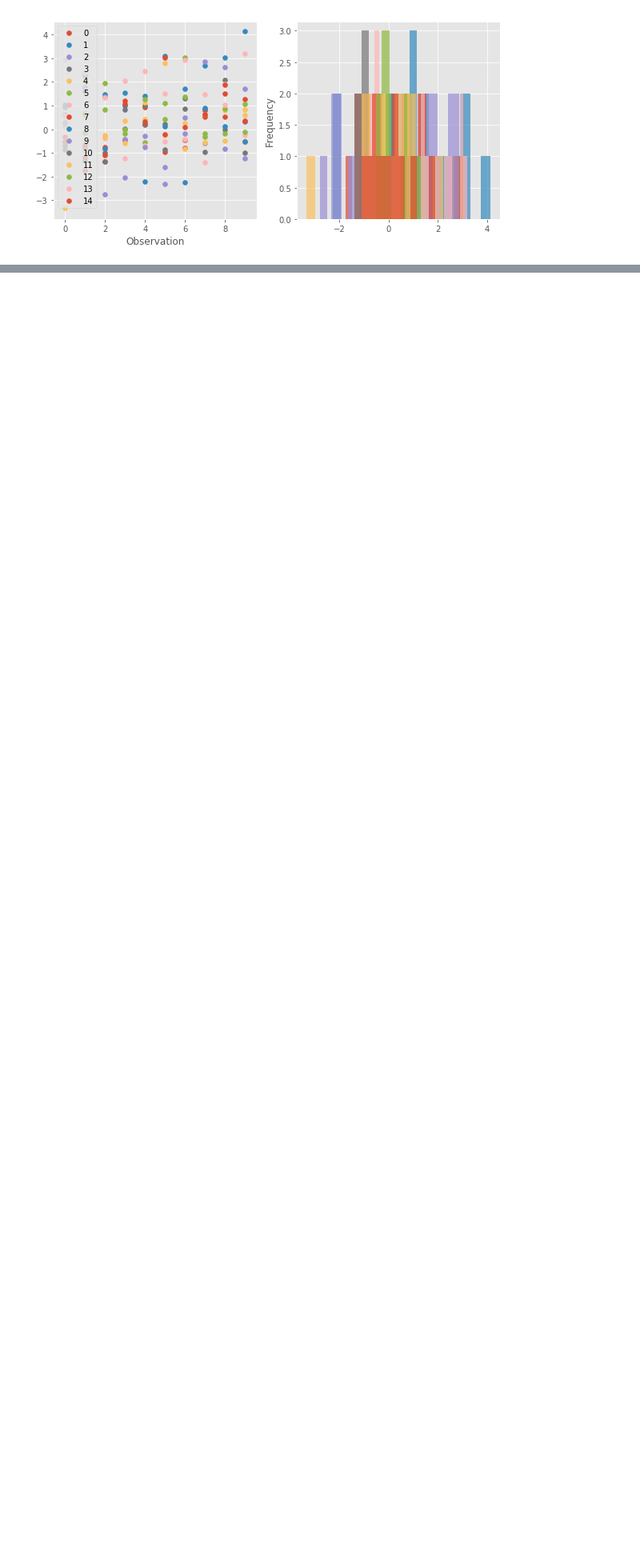
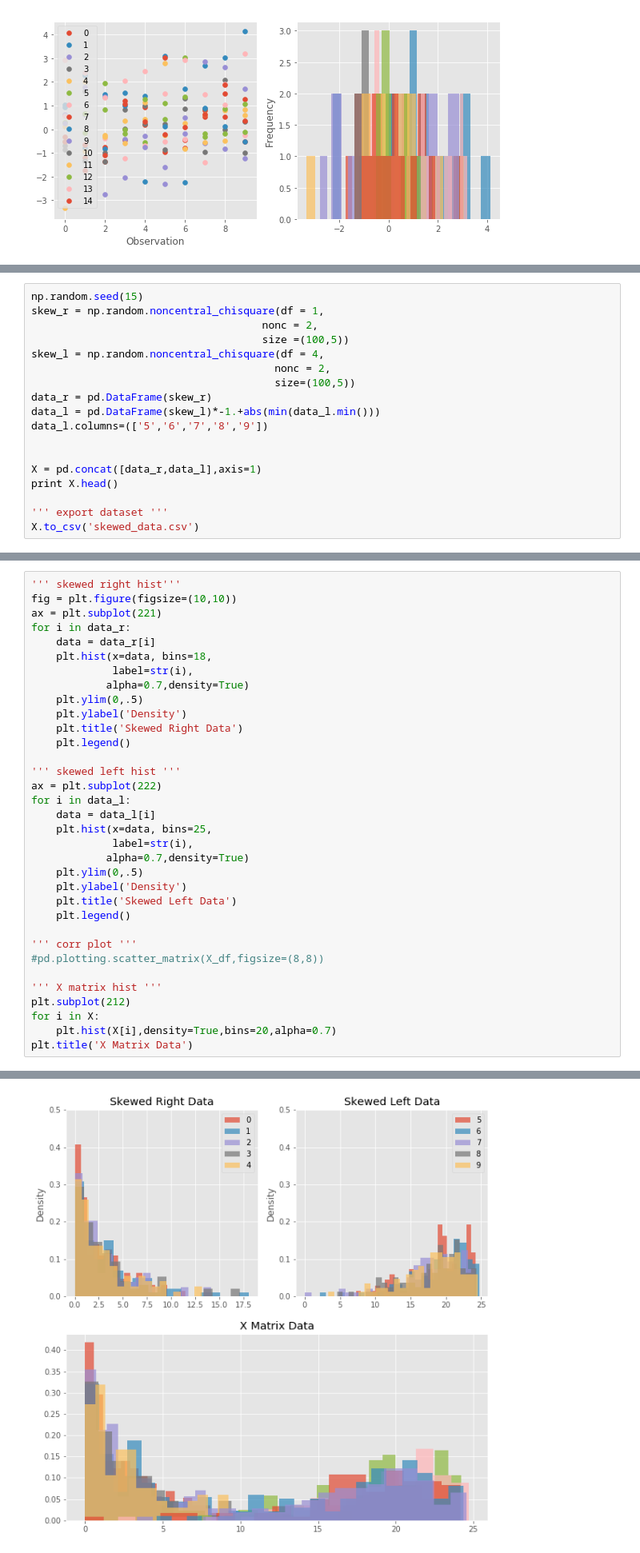
Before and after one commit to areichel90/DS5220-NaiveBayes, a Jupyter notebook: Dataset_Gen.ipynb, the cells around one changed output, grey strips where cells are left out. Shown at 80% size. Saved outputs shown, nothing was run; the diff lists cells and outputs as text; blank space fills up the shorter version.

Commit message:
updating dataset_gen w/ code and plots pertaining to skewed data, and class imbalance datasets. adding skewed and imablanced dataset csvs.

```diff
--- a/Dataset_Gen.ipynb
+++ b/Dataset_Gen.ipynb
@@ -200,0 +204,18 @@ for i in X_df:
+# %%
+np.random.seed(15)
+skew_r = np.random.noncentral_chisquare(df = 1,
+                                     nonc = 2,
+                                     size =(100,5))
+skew_l = np.random.noncentral_chisquare(df = 4,
+                                       nonc = 2,
+                                       size=(100,5))
+data_r = pd.DataFrame(skew_r)
+data_l = pd.DataFrame(skew_l)*-1.+abs(min(data_l.min()))
+data_l.columns=(['5','6','7','8','9'])
+
+
+X = pd.concat([data_r,data_l],axis=1)
+print X.head()
+
+''' export dataset '''
+X.to_csv('skewed_data.csv')
@@ -200,0 +236,35 @@ for i in X_df:
+# %%
+''' skewed right hist'''
+fig = plt.figure(figsize=(10,10))
+ax = plt.subplot(221)
+for i in data_r:
+    data = data_r[i]
+    plt.hist(x=data, bins=18,
+             label=str(i),
+            alpha=0.7,density=True)
+    plt.ylim(0,.5)
+    plt.ylabel('Density')
+    plt.title('Skewed Right Data')
+    plt.legend()
+
+''' skewed left hist '''
+ax = plt.subplot(222)
+for i in data_l:
+    data = data_l[i]
+    plt.hist(x=data, bins=25,
+             label=str(i),
+            alpha=0.7,density=True)
+    plt.ylim(0,.5)
+    plt.ylabel('Density')
+    plt.title('Skewed Left Data')
+    plt.legend()
+
+''' corr plot '''
+#pd.plotting.scatter_matrix(X_df,figsize=(8,8))
+
+''' X matrix hist '''
+plt.subplot(212)
+for i in X:
+    plt.hist(X[i],density=True,bins=20,alpha=0.7)
+plt.title('X Matrix Data')
+# %% [output]
@@ -200,0 +272 @@ for i in X_df:
+[figure, added]
```
Also changed, not shown: parts of 8 cells of this notebook, 2 other files.
